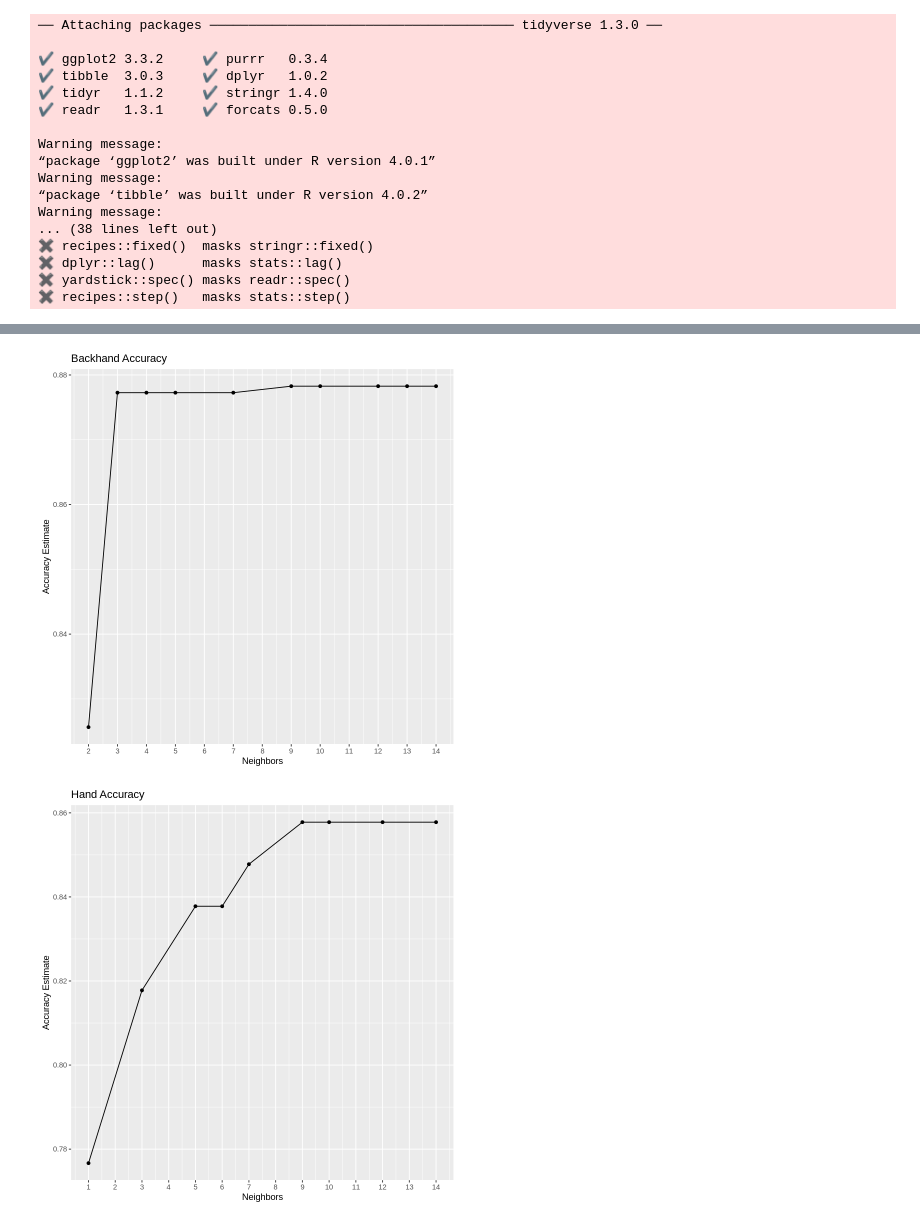
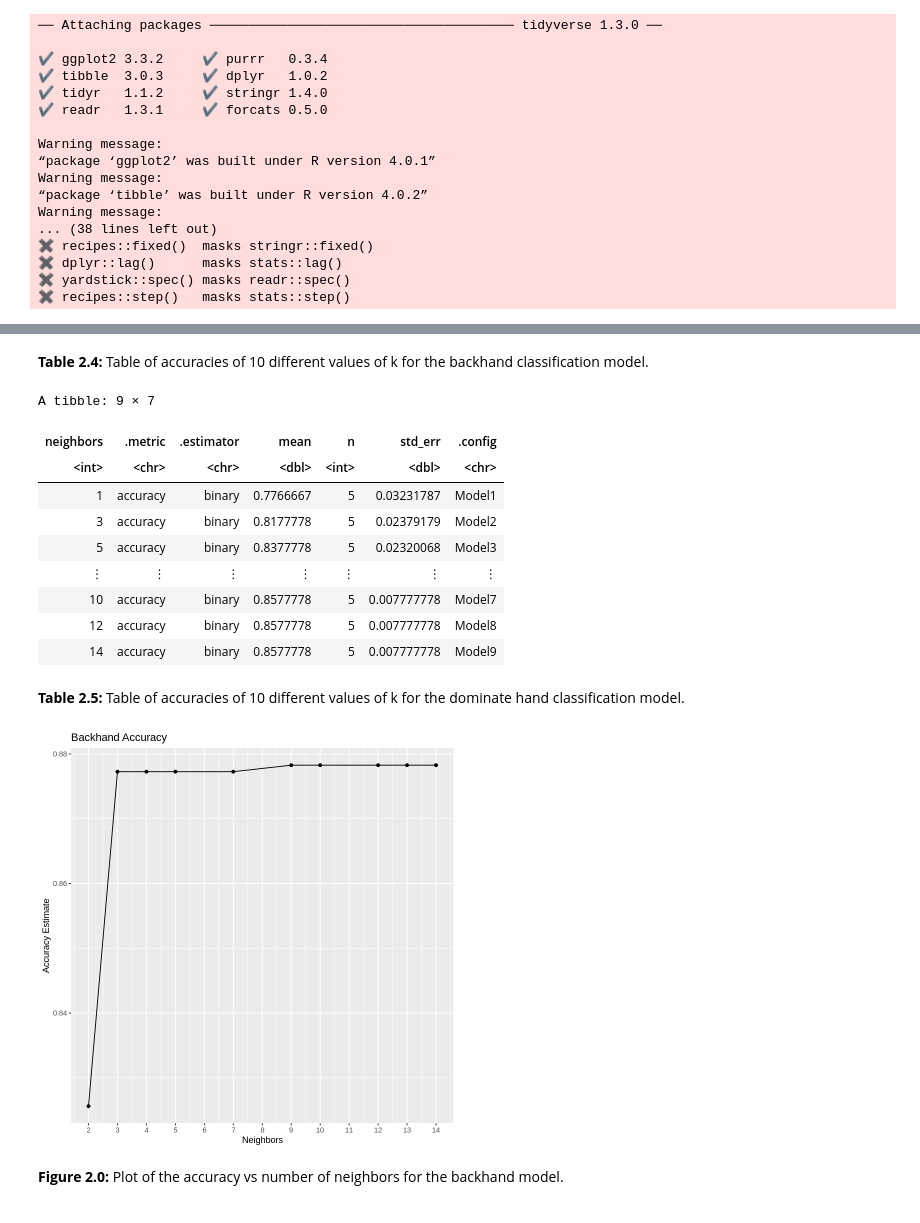
Before and after one commit to J4mesAcastor/group5_player_stats, a Jupyter notebook: Report.ipynb, the cells around one changed output, grey strips where cells are left out. Saved outputs shown, nothing was run; the diff lists cells and outputs as text; code cells hidden in the pictures.

```diff
--- a/Report.ipynb
+++ b/Report.ipynb
@@ -185,19 +242,29 @@ A tibble: 18 × 7
+# %% [markdown]
+<b>Table 2.4:</b> Table of accuracies of 10 different values of k for the backhand classification model.
+# %%
+dominate_accuracies
+# %% [output]
+A tibble: 9 × 7
+| neighbors | .metric | .estimator | mean | n | std_err | .config |
+| <int> | <chr> | <chr> | <dbl> | <int> | <dbl> | <chr> |
+| 1 | accuracy | binary | 0.7766667 | 5 | 0.03231787 | Model1 |
+| 3 | accuracy | binary | 0.8177778 | 5 | 0.02379179 | Model2 |
+| 5 | accuracy | binary | 0.8377778 | 5 | 0.02320068 | Model3 |
+| ⋮ | ⋮ | ⋮ | ⋮ | ⋮ | ⋮ | ⋮ |
+| 10 | accuracy | binary | 0.8577778 | 5 | 0.007777778 | Model7 |
+| 12 | accuracy | binary | 0.8577778 | 5 | 0.007777778 | Model8 |
+| 14 | accuracy | binary | 0.8577778 | 5 | 0.007777778 | Model9 |
+# %% [markdown]
+<b>Table 2.5:</b> Table of accuracies of 10 different values of k for the dominate hand classification model.
 # %%
 set.seed(1234) # DO NOT REMOVE
 # plotting accuracies vs value of k for backhand and dominate hand
-back_accuracies <- back_results %>%
-  filter(.metric == "accuracy")
-
 back_accuracy_vs_k <-ggplot(back_accuracies,aes(x = neighbors, y = mean)) +
   geom_point()+
   geom_line()+
   labs(x = "Neighbors", y = "Accuracy Estimate") +
   ggtitle("Backhand Accuracy") +
   scale_x_continuous(breaks = seq(1, 14, by = 1))
-back_accuracy_vs_k
-
-dominate_accuracies <- dominate_results %>%
-  filter(.metric == "accuracy")
 
 dominate_accuracy_vs_k <-ggplot(dominate_accuracies,aes(x = neighbors, y = mean)) +
   geom_point()+
@@ -205,7 +272,9 @@ dominate_accuracy_vs_k <-ggplot(dominate_accuracies,aes(x = neighbors, y = mean)
   labs(x = "Neighbors", y = "Accuracy Estimate") +
   ggtitle("Hand Accuracy") +
   scale_x_continuous(breaks = seq(1, 14, by = 1))
-dominate_accuracy_vs_k
-# %% [output]
-[figure, removed]
-[figure, removed]
+# %%
+back_accuracy_vs_k
+# %% [output]
+[figure, added]
+# %% [markdown]
+<b>Figure 2.0:</b> Plot of the accuracy vs number of neighbors for the backhand model.
```
Also changed, not shown: parts of 33 cells of this notebook.
